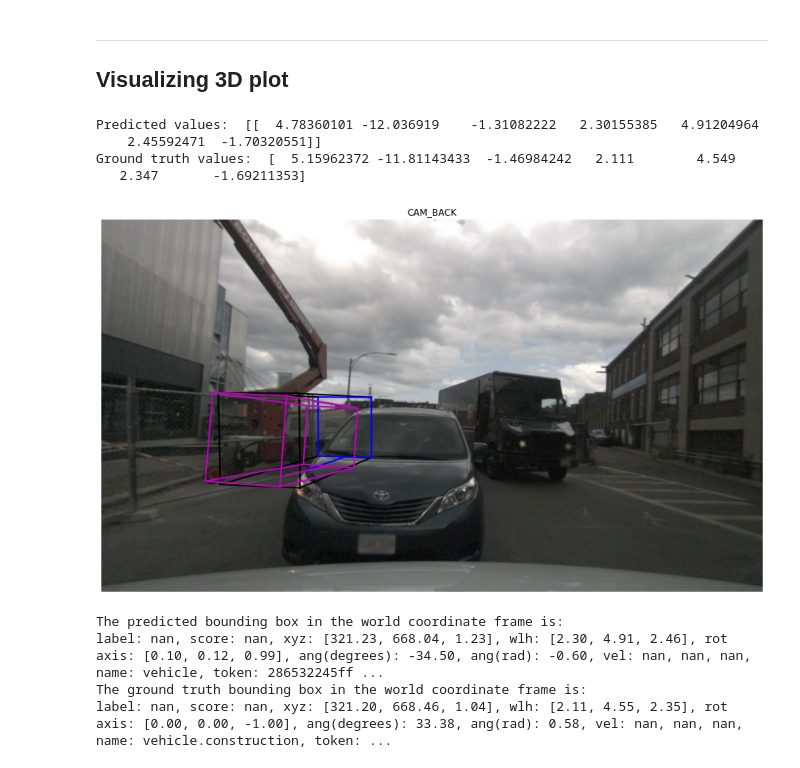
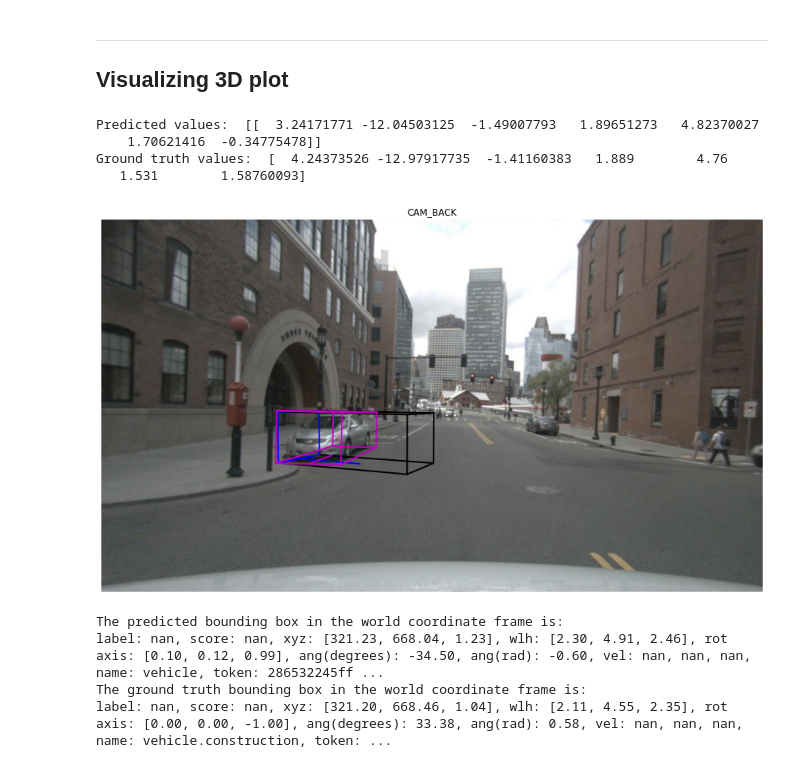
Before and after one commit to MikeS96/3d_obj_detection, a Jupyter notebook: 3D Bounding box regressor.ipynb, the cells around one changed output. Cells and saved outputs as stored; diff of their text form; code cells hidden in the pictures.

```diff
--- a/3D Bounding box regressor.ipynb
+++ b/3D Bounding box regressor.ipynb
@@ -509,41 +509,41 @@ KeyboardInterrupt:
 ## Visualizing 3D plot
 # %%
 # sample index to predict
-idx = 84 # Idx test max 283 - 92
+idx = 20 # Idx test max 283 - 92
 
 # Make a prediction with random forest model
 pred_test = svr_mo.predict(X_test_scaled[idx, :].reshape(1, -1))
 
 # Extract relevant info of the prediction
 fast_test = y_test_tokens.to_numpy()
 sample_token, cam_token, ann_token, label = fast_test[idx, :]
 
 # Obtaining metadata of the ground truth
 sensor_laser = 'LIDAR_TOP'
 sample_metadata = nusc.get('sample', sample_token)
 point_data = nusc.get('sample_data', sample_metadata['data'][sensor_laser])
 
 # Obtaining ground truth bounding box in Lidar coordinate frame
 gt_box = target_to_cam(nusc, point_data['token'], ann_token, pointsensor_channel = 'LIDAR_TOP')
 
 # Compare ground truth vs prediction
 print('Predicted values: ', pred_test)
 print('Ground truth values: ', y_test[idx, :])
 
 # Create a Quaternion with the orientation of the predicted vehicle
 q0 = Quaternion(axis=[0, 0, 1], angle = pred_test[0][6])
 # Create the bounding box object
 bbox = Box(pred_test[0][:3], pred_test[0][3:6], q0, name = label,token = sample_token)
 # Make a deepcopy of the results in the LiDAR frame
 lidar_box = copy.deepcopy(bbox)
 # Plot the results
 plot_3d_image_(nusc, cam_token, label, sample_token, bbox, gt_bbox_3d = gt_box)
 # %% [output]
-Predicted values:  [[  4.78360101 -12.036919    -1.31082222   2.30155385   4.91204964
-    2.45592471  -1.70320551]]
-Ground truth values:  [  5.15962372 -11.81143433  -1.46984242   2.111        4.549
-   2.347       -1.69211353]
+Predicted values:  [[  3.24171771 -12.04503125  -1.49007793   1.89651273   4.82370027
+    1.70621416  -0.34775478]]
+Ground truth values:  [  4.24373526 -12.97917735  -1.41160383   1.889        4.76
+   1.531        1.58760093]
-[figure, old version]
+[figure, new version]
 # %%
 # Mapping predicted bounding box to world coordinate frame
 bbox_map_world = pred_to_world(nusc, point_data['token'], lidar_box, pointsensor_channel = 'LIDAR_TOP')
```
Also changed, not shown: parts of 5 cells of this notebook, 1 other file.
